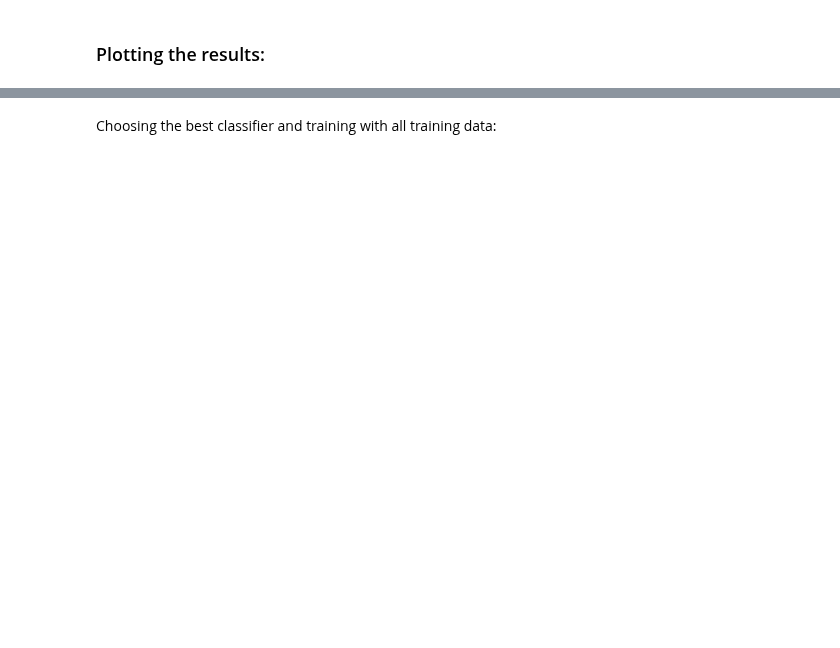
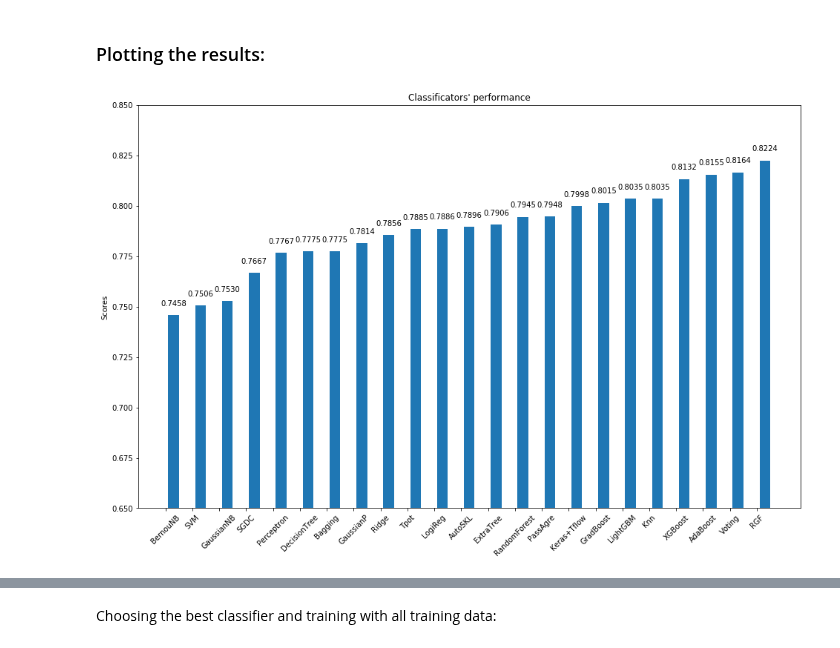
Before and after one commit to rsouza/FGV_Intro_DS, a Jupyter notebook: notebooks/10-ML_Kaggle_Titanic.ipynb, the cells around one changed output, grey strips where cells are left out. Cells and saved outputs as stored; diff of their text form; code cells hidden in the pictures; blank space fills up the shorter version.

```diff
--- a/notebooks/10-ML_Kaggle_Titanic.ipynb
+++ b/notebooks/10-ML_Kaggle_Titanic.ipynb
@@ -1758,6 +1923,7 @@ dic_results = {'SVM': roc_svc2,
                'ExtraTree': roc_etc,
                'AdaBoost': roc_abc,
                'GradBoost': roc_gbc,
+               'LightGBM': roc_lgb,
                'SGDC': roc_sgdc,
                'Ridge': roc_rdg,
                'Perceptron': roc_pcp,
@@ -1774,33 +1940,36 @@ dic_results = {'SVM': roc_svc2,
                'Tpot': roc_tpot,
                'RGF': roc_rgf,
                'AutoSKL': roc_autoskl,
+               'GaussianP': roc_gpc,
               }
 
 import operator
 tup_results = sorted(dic_results.items(), key=operator.itemgetter(1))
 
 N = len(dic_results)
 ind = np.arange(N)  # the x locations for the groups
 width = 0.40       # the width of the bars
 
 fig = plt.figure(figsize=(16,10))
 ax = fig.add_subplot(111)
 rects = ax.bar(ind+0.5, list(zip(*tup_results))[1], width,)
 for rect in rects:
     height = rect.get_height()
     ax.text(rect.get_x()+rect.get_width()/2.,
             1.005*height,
             '{0:.4f}'.format(height),
             ha='center',
             va='bottom',)
 
 ax.set_ylabel('Scores')
 ax.set_ylim(ymin=0.65,ymax = 0.85)
 ax.set_title("Classificators' performance")
 ax.set_xticks(ind + width/2.)
 ax.set_xticklabels(list(zip(*tup_results))[0], rotation=45)
 
 plt.show()
+# %% [output]
+[figure, added]
 # %%
 features = list(set(df_train2.columns) - set(['PassengerId', 'Survived']))
 df_fi = pd.DataFrame({'clf_rf':clf_rf.feature_importances_,
```
Also changed, not shown: parts of 22 cells of this notebook.
